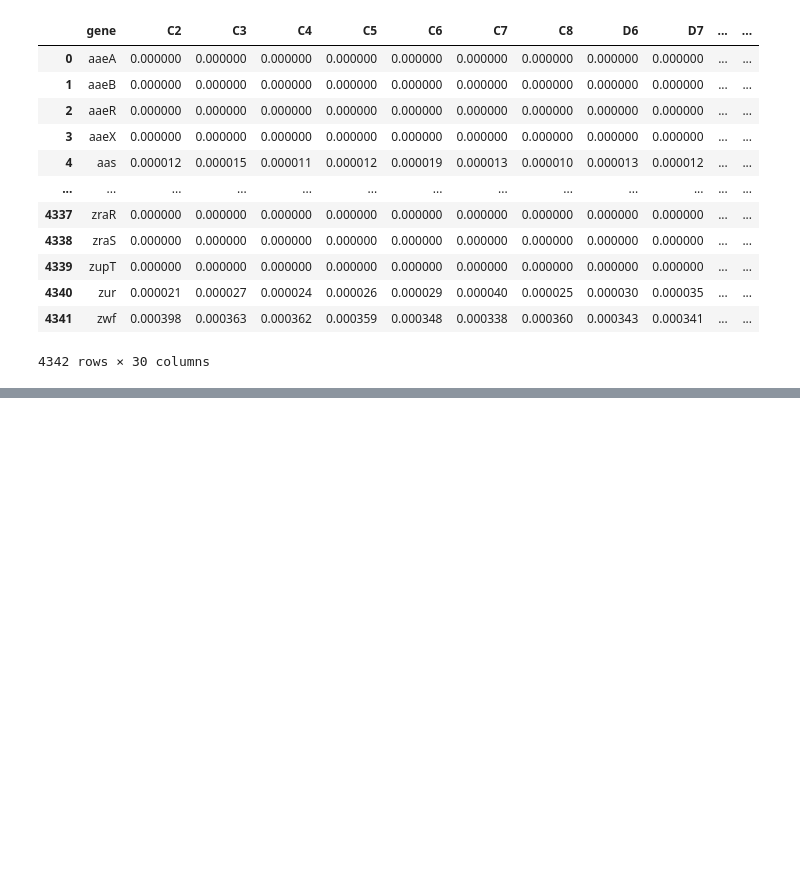
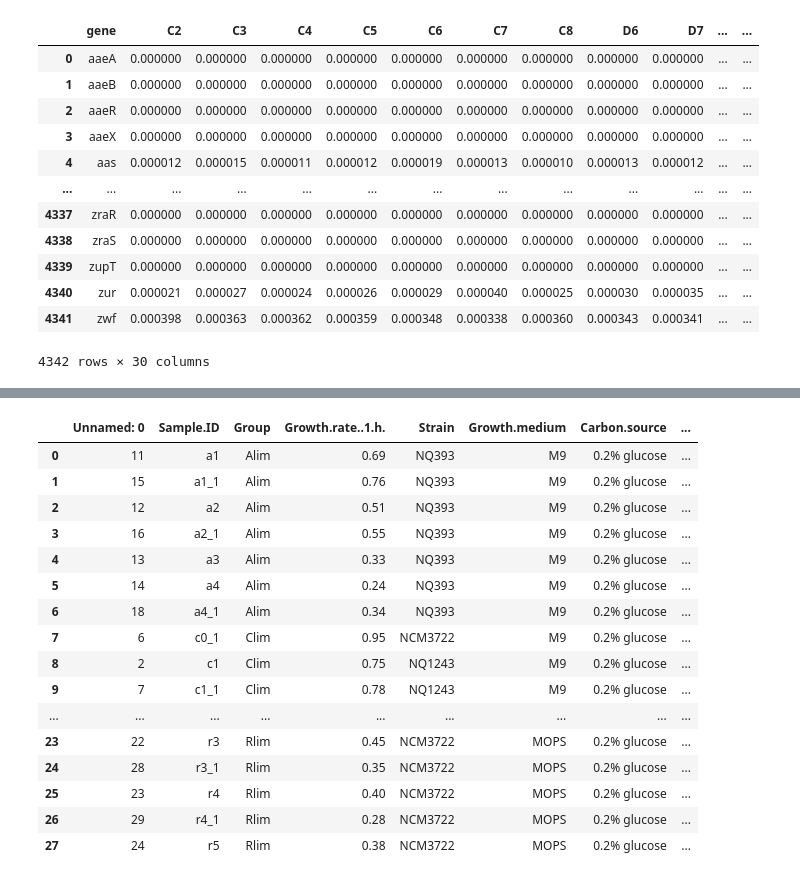
Before and after one commit to thomasrobiglio/TD-BU_systemsbiology, a Jupyter notebook: Tutorial.ipynb, the cells around one changed output, grey strips where cells are left out. Saved outputs shown, nothing was run; the diff lists cells and outputs as text; code cells hidden in the pictures; blank space fills up the shorter version.

```diff
--- a/Tutorial.ipynb
+++ b/Tutorial.ipynb
@@ -216,0 +228,20 @@ plt.show()
+# %%
+metadata_transcriptomics
+# %% [output]
+|  | Unnamed: 0 | Sample.ID | Group | Growth.rate..1.h. | Strain | Growth.medium | Carbon.source | ... |
+| 0 | 11 | a1 | Alim | 0.69 | NQ393 | M9 | 0.2% glucose | ... |
+| 1 | 15 | a1_1 | Alim | 0.76 | NQ393 | M9 | 0.2% glucose | ... |
+| 2 | 12 | a2 | Alim | 0.51 | NQ393 | M9 | 0.2% glucose | ... |
+| 3 | 16 | a2_1 | Alim | 0.55 | NQ393 | M9 | 0.2% glucose | ... |
+| 4 | 13 | a3 | Alim | 0.33 | NQ393 | M9 | 0.2% glucose | ... |
+| 5 | 14 | a4 | Alim | 0.24 | NQ393 | M9 | 0.2% glucose | ... |
+| 6 | 18 | a4_1 | Alim | 0.34 | NQ393 | M9 | 0.2% glucose | ... |
+| 7 | 6 | c0_1 | Clim | 0.95 | NCM3722 | M9 | 0.2% glucose | ... |
+| 8 | 2 | c1 | Clim | 0.75 | NQ1243 | M9 | 0.2% glucose | ... |
+| 9 | 7 | c1_1 | Clim | 0.78 | NQ1243 | M9 | 0.2% glucose | ... |
+| ... | ... | ... | ... | ... | ... | ... | ... | ... |
+| 23 | 22 | r3 | Rlim | 0.45 | NCM3722 | MOPS | 0.2% glucose | ... |
+| 24 | 28 | r3_1 | Rlim | 0.35 | NCM3722 | MOPS | 0.2% glucose | ... |
+| 25 | 23 | r4 | Rlim | 0.40 | NCM3722 | MOPS | 0.2% glucose | ... |
+| 26 | 29 | r4_1 | Rlim | 0.28 | NCM3722 | MOPS | 0.2% glucose | ... |
+| 27 | 24 | r5 | Rlim | 0.38 | NCM3722 | MOPS | 0.2% glucose | ... |
```
Also changed, not shown: parts of 11 cells of this notebook.
